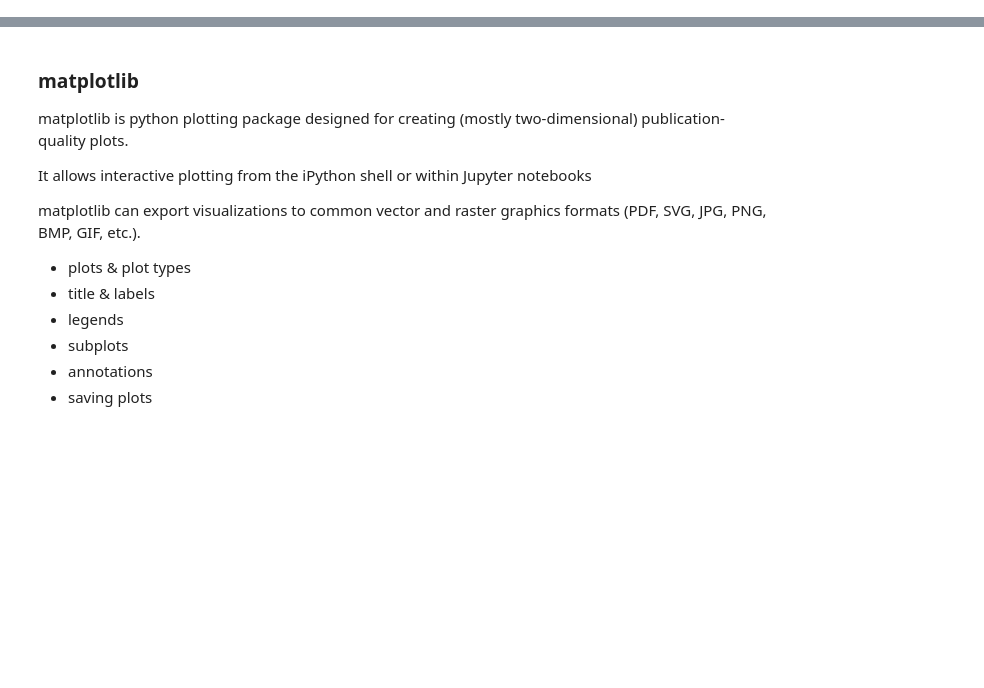
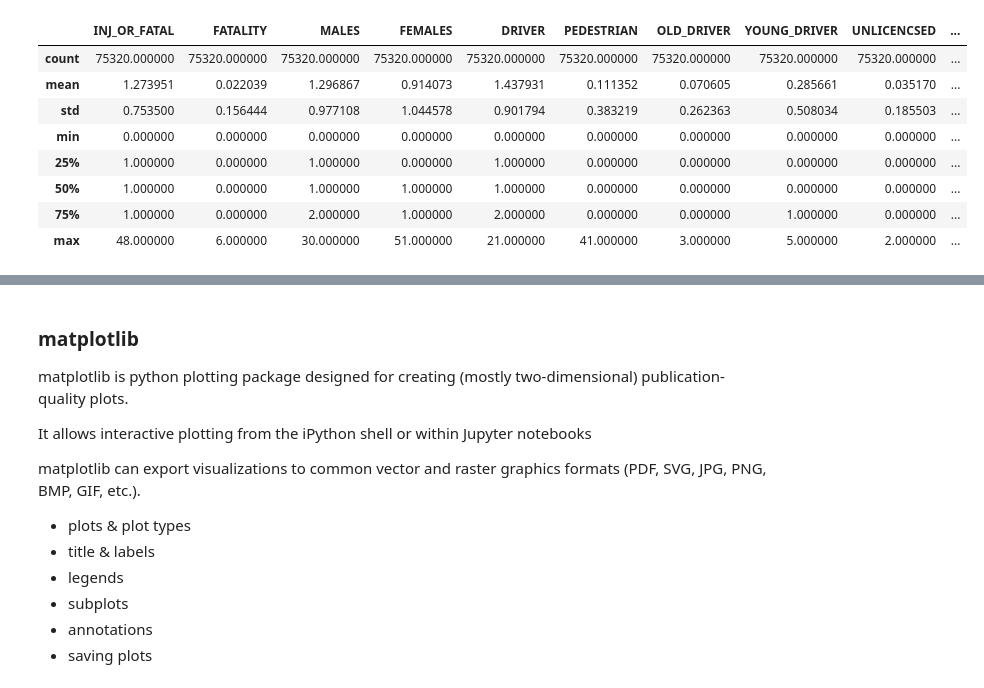
Before and after one commit to brendenwest/ad450, a Jupyter notebook: 4_data_visualization.ipynb, the cells around one changed output, grey strips where cells are left out. Saved outputs shown, nothing was run; the diff lists cells and outputs as text; code cells hidden in the pictures; blank space fills up the shorter version.

```diff
--- a/4_data_visualization.ipynb
+++ b/4_data_visualization.ipynb
@@ -52,0 +134,12 @@
+# %%
+numeric_features.describe()
+# %% [output]
+|  | INJ_OR_FATAL | FATALITY | MALES | FEMALES | DRIVER | PEDESTRIAN | OLD_DRIVER | YOUNG_DRIVER | UNLICENCSED | ... |
+| count | 75320.000000 | 75320.000000 | 75320.000000 | 75320.000000 | 75320.000000 | 75320.000000 | 75320.000000 | 75320.000000 | 75320.000000 | ... |
+| mean | 1.273951 | 0.022039 | 1.296867 | 0.914073 | 1.437931 | 0.111352 | 0.070605 | 0.285661 | 0.035170 | ... |
+| std | 0.753500 | 0.156444 | 0.977108 | 1.044578 | 0.901794 | 0.383219 | 0.262363 | 0.508034 | 0.185503 | ... |
+| min | 0.000000 | 0.000000 | 0.000000 | 0.000000 | 0.000000 | 0.000000 | 0.000000 | 0.000000 | 0.000000 | ... |
+| 25% | 1.000000 | 0.000000 | 1.000000 | 0.000000 | 1.000000 | 0.000000 | 0.000000 | 0.000000 | 0.000000 | ... |
+| 50% | 1.000000 | 0.000000 | 1.000000 | 1.000000 | 1.000000 | 0.000000 | 0.000000 | 0.000000 | 0.000000 | ... |
+| 75% | 1.000000 | 0.000000 | 2.000000 | 1.000000 | 2.000000 | 0.000000 | 0.000000 | 1.000000 | 0.000000 | ... |
+| max | 48.000000 | 6.000000 | 30.000000 | 51.000000 | 21.000000 | 41.000000 | 3.000000 | 5.000000 | 2.000000 | ... |
```
Also changed, not shown: parts of 22 cells of this notebook.
